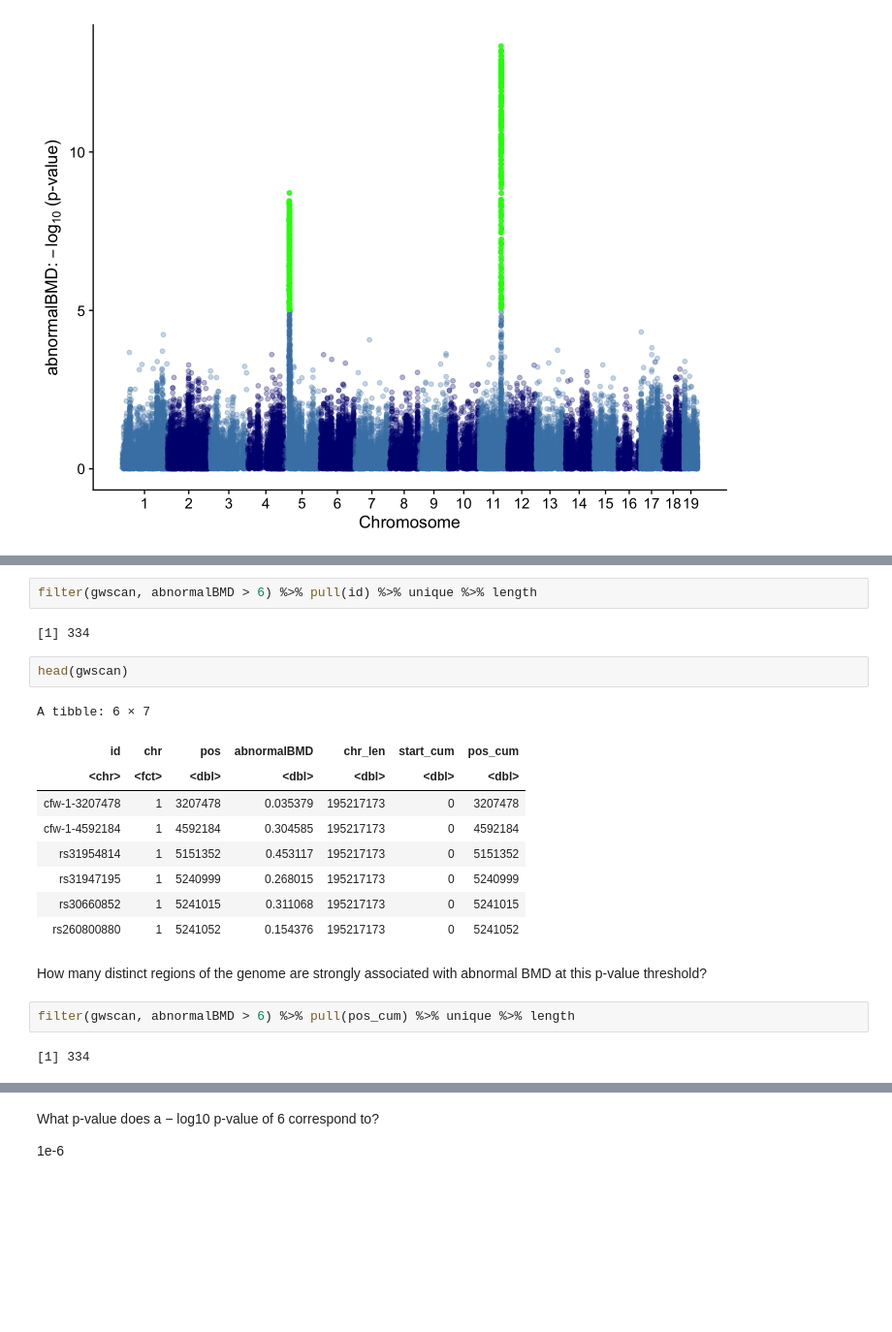
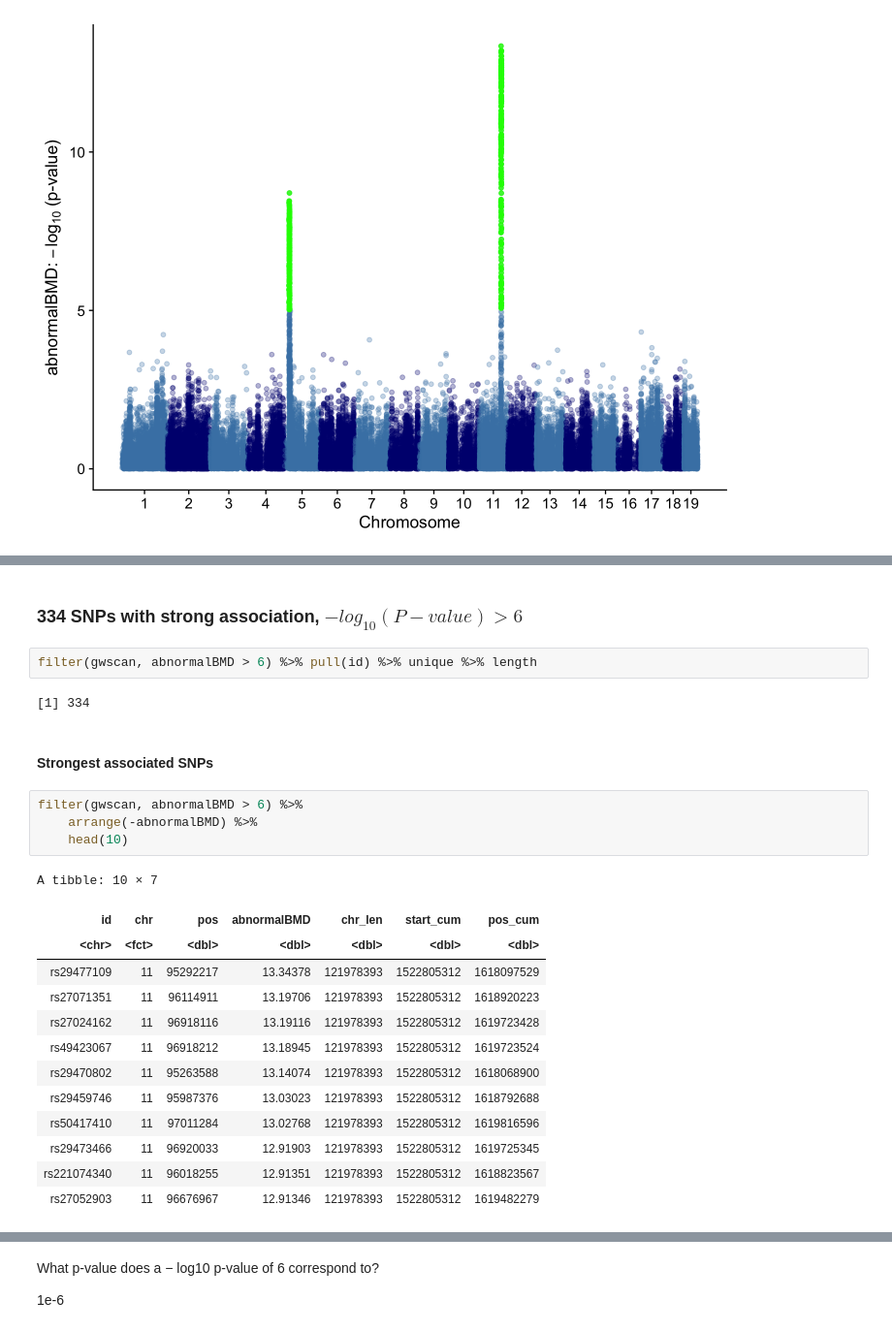
Before and after one commit to daiuc/qBioChallenges, a Jupyter notebook: DataVis.ipynb, the cells around one changed output, grey strips where cells are left out. Shown at 97% size. Saved outputs shown, nothing was run; the diff lists cells and outputs as text; blank space fills up the shorter version.

```diff
--- a/DataVis.ipynb
+++ b/DataVis.ipynb
@@ -267,22 +265,26 @@ How many SNPs have “strong” statistical support for association with abnorma
+# %% [markdown]
+### 334 SNPs with strong association, $-log_{10}(P-value) > 6$
 # %%
 filter(gwscan, abnormalBMD > 6) %>% pull(id) %>% unique %>% length
 # %% [output]
 [1] 334
-# %%
-head(gwscan)
-# %% [output]
-A tibble: 6 × 7
-| id | chr | pos | abnormalBMD | chr_len | start_cum | pos_cum |
-| <chr> | <fct> | <dbl> | <dbl> | <dbl> | <dbl> | <dbl> |
-| cfw-1-3207478 | 1 | 3207478 | 0.035379 | 195217173 | 0 | 3207478 |
-| cfw-1-4592184 | 1 | 4592184 | 0.304585 | 195217173 | 0 | 4592184 |
-| rs31954814 | 1 | 5151352 | 0.453117 | 195217173 | 0 | 5151352 |
-| rs31947195 | 1 | 5240999 | 0.268015 | 195217173 | 0 | 5240999 |
-| rs30660852 | 1 | 5241015 | 0.311068 | 195217173 | 0 | 5241015 |
-| rs260800880 | 1 | 5241052 | 0.154376 | 195217173 | 0 | 5241052 |
-# %% [markdown]
-How many distinct regions of the genome are strongly associated with abnormal BMD at this p-value threshold?
+# %% [markdown]
+#### Strongest associated SNPs
 # %%
-filter(gwscan, abnormalBMD > 6) %>% pull(pos_cum) %>% unique %>% length
+filter(gwscan, abnormalBMD > 6) %>%
+    arrange(-abnormalBMD) %>%
+    head(10)
 # %% [output]
-[1] 334
+A tibble: 10 × 7
+| id | chr | pos | abnormalBMD | chr_len | start_cum | pos_cum |
+| <chr> | <fct> | <dbl> | <dbl> | <dbl> | <dbl> | <dbl> |
+| rs29477109 | 11 | 95292217 | 13.34378 | 121978393 | 1522805312 | 1618097529 |
+| rs27071351 | 11 | 96114911 | 13.19706 | 121978393 | 1522805312 | 1618920223 |
+| rs27024162 | 11 | 96918116 | 13.19116 | 121978393 | 1522805312 | 1619723428 |
+| rs49423067 | 11 | 96918212 | 13.18945 | 121978393 | 1522805312 | 1619723524 |
+| rs29470802 | 11 | 95263588 | 13.14074 | 121978393 | 1522805312 | 1618068900 |
+| rs29459746 | 11 | 95987376 | 13.03023 | 121978393 | 1522805312 | 1618792688 |
+| rs50417410 | 11 | 97011284 | 13.02768 | 121978393 | 1522805312 | 1619816596 |
+| rs29473466 | 11 | 96920033 | 12.91903 | 121978393 | 1522805312 | 1619725345 |
+| rs221074340 | 11 | 96018255 | 12.91351 | 121978393 | 1522805312 | 1618823567 |
+| rs27052903 | 11 | 96676967 | 12.91346 | 121978393 | 1522805312 | 1619482279 |
```
Also changed, not shown: parts of 13 cells of this notebook.
